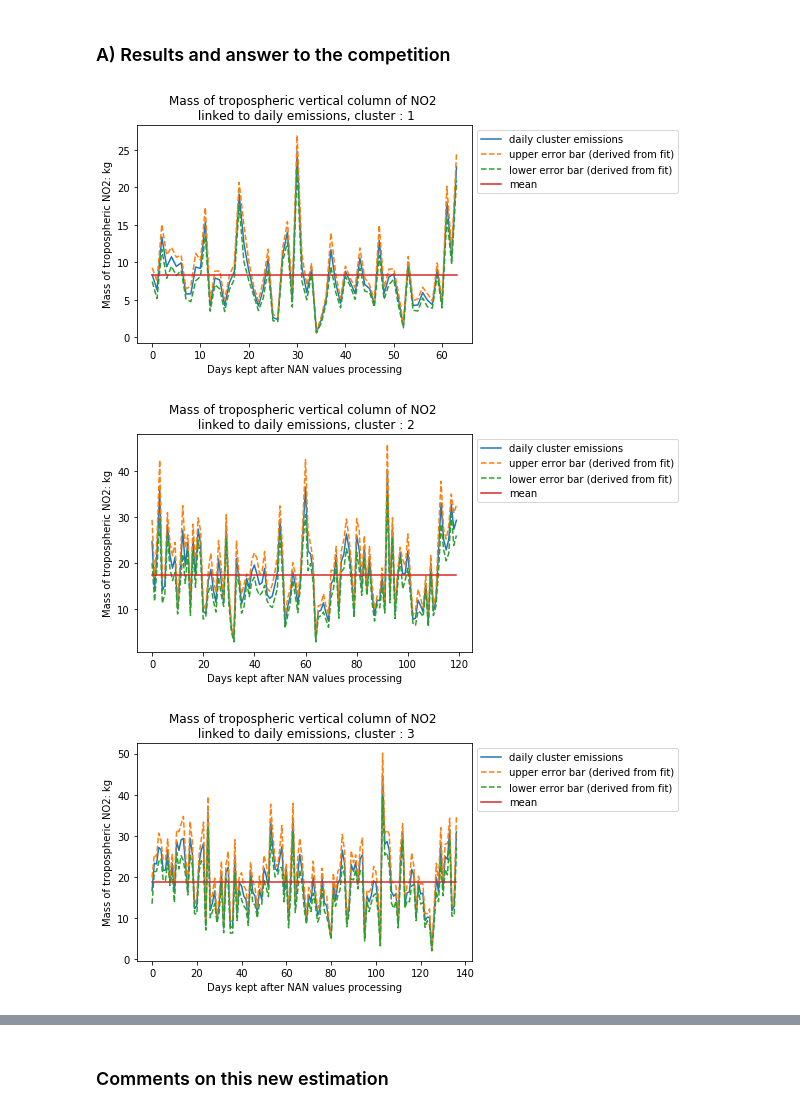
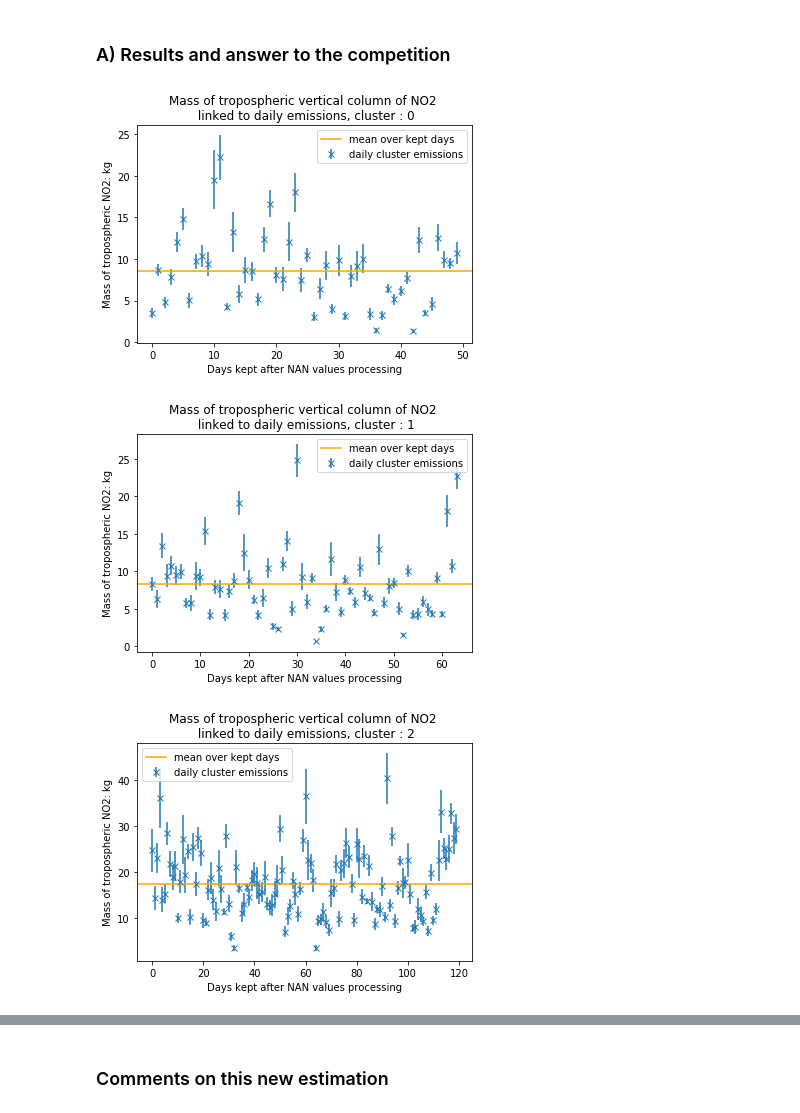
Before and after one commit to LouisBouvier/Kaggle_DS4G_public, a Jupyter notebook: no2-panache-fitting-by-hand-actuel.ipynb, the cells around one changed output, grey strips where cells are left out. Drawn from its saved outputs; the diff is of its cells as text; code cells hidden in the pictures.

Commit message:
major changes over part V codes & markdown. Still looking for a x200 factor error in second calculus of EF...

```diff
--- a/no2-panache-fitting-by-hand-actuel.ipynb
+++ b/no2-panache-fitting-by-hand-actuel.ipynb
@@ -1773,7 +1766,8 @@ def b(T, H, alpha, beta, gamma):
 def model(r, t, v_dot_u, T, H, tau, sigma, alpha, beta, gamma, a=2e-2):
     return a*f_diff(r, v_dot_u, tau, sigma) + b(T, H, alpha, beta, gamma)
 # %%
-def find_a(clust_ind, t, tau, sigma, alpha, beta, gamma, data=Global_dataframe,error_threshold = 0.2, plot=False):
+def find_a(clust_ind, t, tau, sigma, alpha, beta, gamma,
+           data=Global_dataframe, error_threshold=0.2, plot=False):
     '''For given set of variables and a given time t, finds the corresponding
     activity a(t) of the cluster of power-plants, computed as the optimal number that fits :
     N02(x,t) = model(a(t),x,wind,temp,humdity,tau,sigma,alpha,beta,gamma)'''
@@ -1802,6 +1796,10 @@ def find_a(clust_ind, t, tau, sigma, alpha, beta, gamma, data=Global_dataframe,e
 
     #we know that a(t)*f_diff(X) can not be greater than NO2(X,t)
     upper_bound = np.min(expected_values/f_diffs)
+    if upper_bound==0: # dealing with bad NaN extrapolation
+        raise ValueError('Bad NaN extrapolation')
+        return
+
     n_a = 50
     activity_range = np.linspace(0,upper_bound,n_a)#where a can be found
 
@@ -1825,7 +1823,7 @@ def find_a(clust_ind, t, tau, sigma, alpha, beta, gamma, data=Global_dataframe,e
     model_opt_value = np.array(models_value[best_index])
 
     if(relative_min_error>error_threshold):
-        raise ValueError('Relative error higher than 20%')
+        raise ValueError('Relative error too high')
         return
 
     if plot:
@@ -1892,7 +1890,8 @@ print("Fitting per day and cluster and storing data when result is accurate...")
 for day in range(len(Time_steps)):
     for cluster_ind in Cluster_indexes:
         try:
-            a_,r_error_ = find_a(cluster_ind, timestamp_hours[day], tau, sigma, alpha, beta, gamma, plot = False)
+            a_,r_error_ = find_a(cluster_ind, timestamp_hours[day], tau, sigma,
+                                 alpha, beta, gamma, error_threshold=0.20, plot=False)
             a_list.append(a_)
             error_list.append(r_error_)
             date_list.append(Time_steps[day])
@@ -1908,3 +1907,6 @@ Fitting_results = pd.DataFrame.from_dict(dict_results)
 # %%
 #store data in .csv
 Fitting_results.to_csv(path_or_buf='Plant_emissions_from_physical_fit.csv', index=False)
+# %%
+for clust_ind in np.sort(Fitting_results['cluster_index'].unique()):
+    print("{} days kept to fit a(t) for cluster {}".format(np.sum(Fitting_results['cluster_index']==clust_ind), clust_ind))
@@ -1917,32 +1929,32 @@ Now that we have estimated plants-related emissions in the wind direction for ev
 # %%
 Plant_emissions_from_physical_fit = pd.read_csv('Plant_emissions_from_physical_fit.csv')
 # %%
-Cluster_inds = Plant_emissions_from_physical_fit['cluster_index'].unique()
+Cluster_inds = np.sort(Plant_emissions_from_physical_fit['cluster_index'].unique())
 # %%
 #evolution over time per cluster
 Mean_per_cluster = []
 
 
 for clust_ind in Cluster_inds:
     relative_indexes = Plant_emissions_from_physical_fit['cluster_index'] == clust_ind
     cluster_activity = np.array(Plant_emissions_from_physical_fit['cluster_activity'][relative_indexes])
     cluster_error = np.array(Plant_emissions_from_physical_fit['error'][relative_indexes])*cluster_activity
-    upper_value = cluster_activity+cluster_error
-    lower_value = cluster_activity-cluster_error
     mean_on_kept_period = (24*3600/tau)*Molar_mass_of_NO2*np.mean(cluster_activity)##mean of daily NO2 mass close to the plant
     Mean_per_cluster.append(mean_on_kept_period)
-    plt.plot((24*3600/tau)*Molar_mass_of_NO2*cluster_activity)
-    plt.plot((24*3600/tau)*Molar_mass_of_NO2*upper_value, linestyle = '--')
-    plt.plot((24*3600/tau)*Molar_mass_of_NO2*lower_value, linestyle = '--')
-    plt.plot(mean_on_kept_period*np.ones(np.shape(cluster_activity)))
+    plt.errorbar(range(len(cluster_activity)),
+                 (24*3600/tau)*Molar_mass_of_NO2*cluster_activity,
+                 (24*3600/tau)*Molar_mass_of_NO2*cluster_error,
+                 fmt='x',
+                 label='daily cluster emissions')
+    plt.axhline(y=mean_on_kept_period, label='mean over kept days', color='orange')
     plt.xlabel("Days kept after NAN values processing")
     plt.ylabel("Mass of tropospheric NO2: kg")
-    plt.legend(['daily cluster emissions', 'upper error bar (derived from fit)', 'lower error bar (derived from fit)', 'mean'],bbox_to_anchor=(1, 1))
+    plt.legend()
     plt.title("Mass of tropospheric vertical column of NO2 \n linked to daily emissions, cluster : {}".format(clust_ind))
     plt.show()
 
 Mean_per_cluster = np.array(Mean_per_cluster)
 # %% [output]
-[figure, old version]
+[figure, new version]
-[figure, old version]
+[figure, new version]
-[figure, old version]
+[figure, new version]
```
Also changed, not shown: parts of 32 cells of this notebook.
